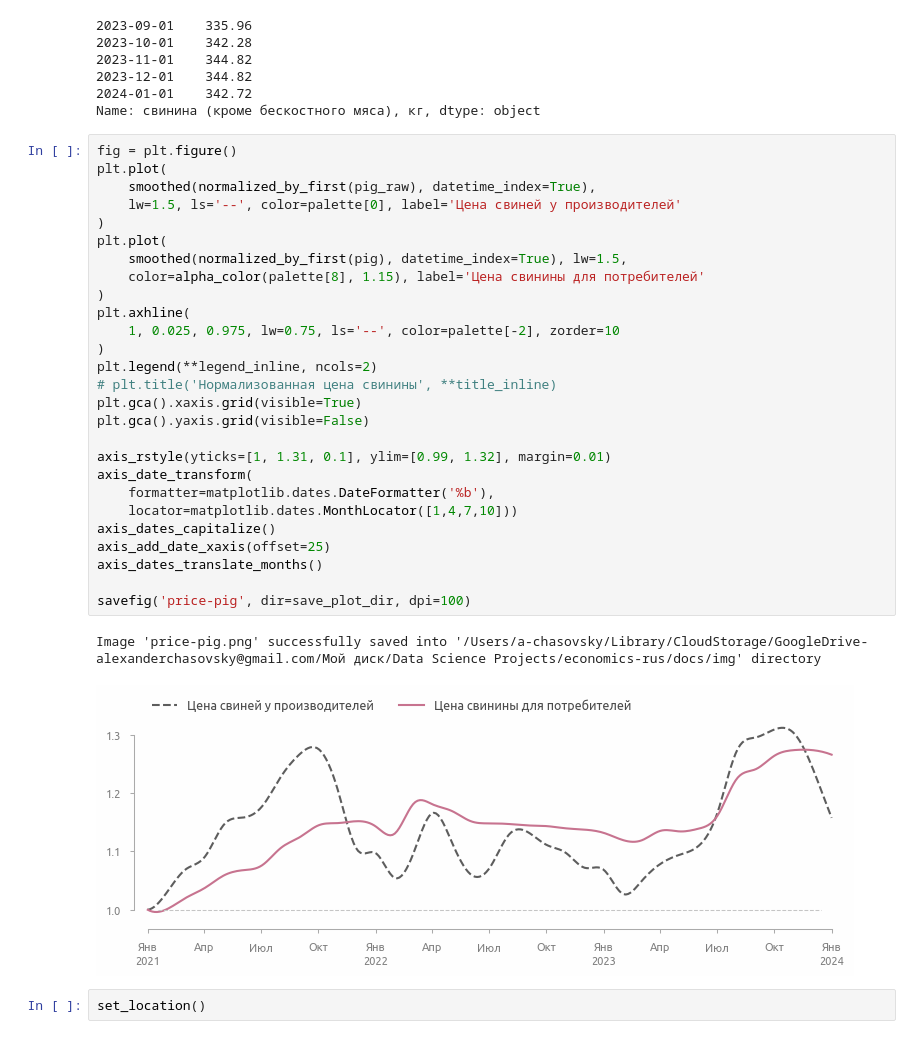
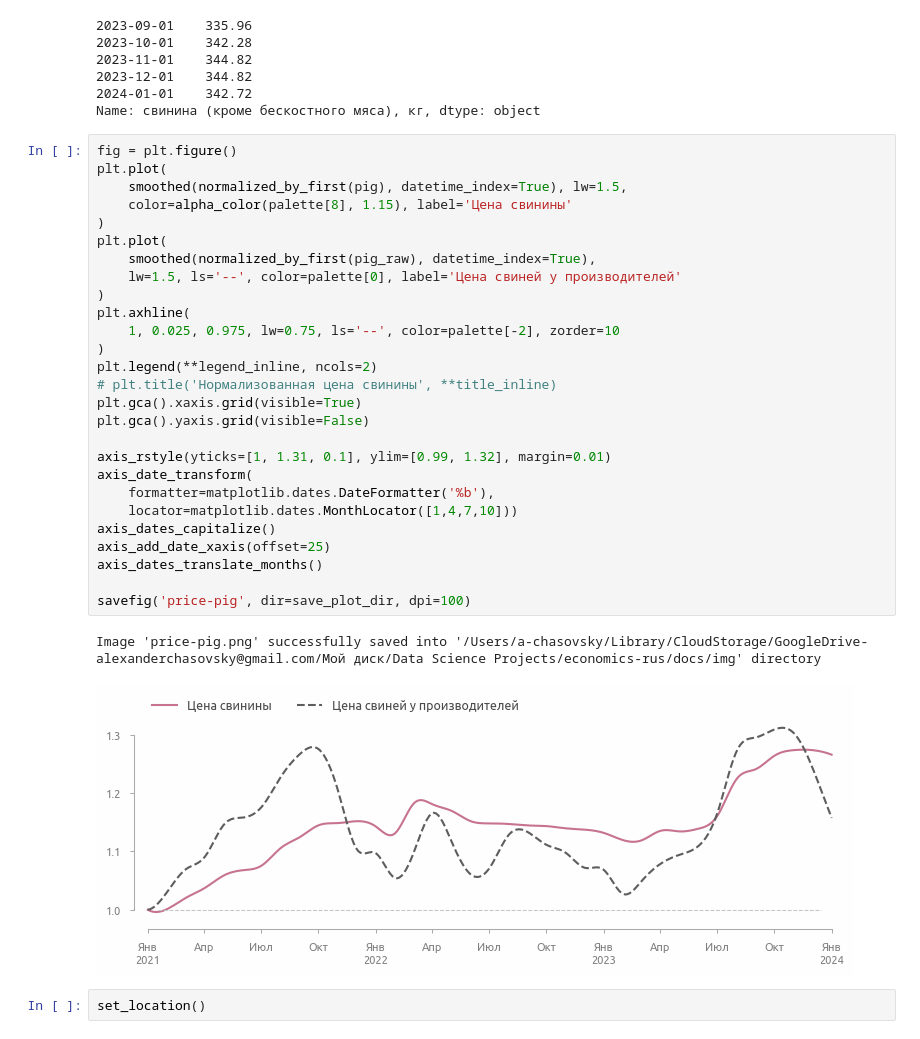
Before and after one commit to a-chasovsky/economics-rus, a Jupyter notebook: notebooks/visualization/consumer-prices-2021-2023.ipynb, the cells around one changed output. Cells and saved outputs as stored; diff of their text form.

```diff
--- a/notebooks/visualization/consumer-prices-2021-2023.ipynb
+++ b/notebooks/visualization/consumer-prices-2021-2023.ipynb
@@ -578,33 +578,33 @@ Name: свинина (кроме бескостного мяса), кг, dtype:
 # %%
 fig = plt.figure()
 plt.plot(
+    smoothed(normalized_by_first(pig), datetime_index=True), lw=1.5,
+    color=alpha_color(palette[8], 1.15), label='Цена свинины'
+)
+plt.plot(
     smoothed(normalized_by_first(pig_raw), datetime_index=True),
     lw=1.5, ls='--', color=palette[0], label='Цена свиней у производителей'
-)
-plt.plot(
-    smoothed(normalized_by_first(pig), datetime_index=True), lw=1.5,
-    color=alpha_color(palette[8], 1.15), label='Цена свинины для потребителей'
 )
 plt.axhline(
     1, 0.025, 0.975, lw=0.75, ls='--', color=palette[-2], zorder=10
 )
 plt.legend(**legend_inline, ncols=2)
 # plt.title('Нормализованная цена свинины', **title_inline)
 plt.gca().xaxis.grid(visible=True)
 plt.gca().yaxis.grid(visible=False)
 
 axis_rstyle(yticks=[1, 1.31, 0.1], ylim=[0.99, 1.32], margin=0.01)
 axis_date_transform(
     formatter=matplotlib.dates.DateFormatter('%b'),
     locator=matplotlib.dates.MonthLocator([1,4,7,10]))
 axis_dates_capitalize()
 axis_add_date_xaxis(offset=25)
 axis_dates_translate_months()
 
 savefig('price-pig', dir=save_plot_dir, dpi=100)
 # %% [output]
 Image 'price-pig.png' successfully saved into '/Users/a-chasovsky/Library/CloudStorage/GoogleDrive-alexanderchasovsky@gmail.com/Мой диск/Data Science Projects/economics-rus/docs/img' directory
-[figure, old version]
+[figure, new version]
 # %%
 set_location()
 # %%
```
Also changed, not shown: parts of 8 cells of this notebook, 9 other files.
